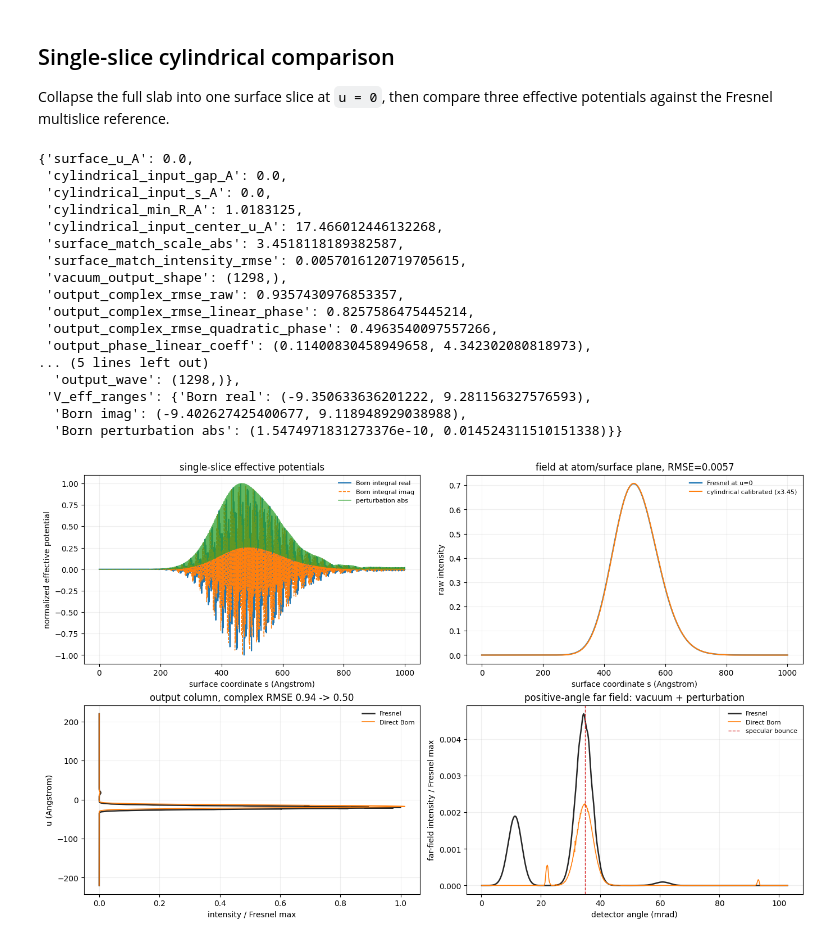
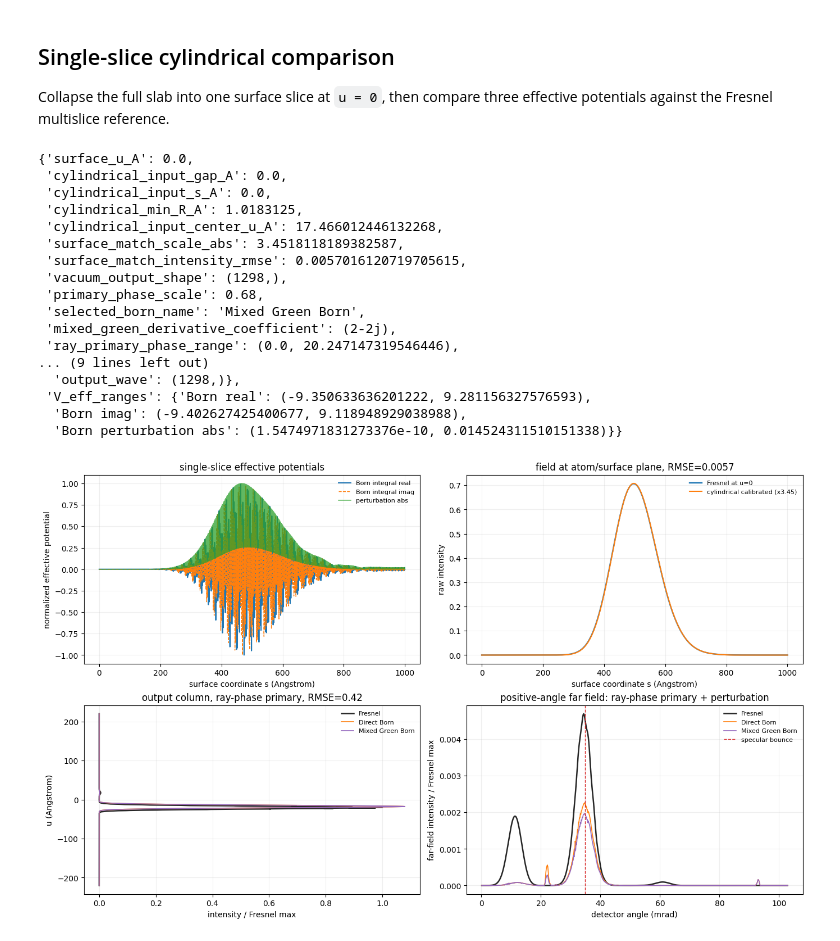
Before and after one commit to DavidLanders95/WideAnglePropagation, a Jupyter notebook: notebooks/sideview_glancing_incidence_example.ipynb, the cells around one changed output. Drawn from its saved outputs; the diff is of its cells as text; code cells hidden in the pictures.

```diff
--- a/notebooks/sideview_glancing_incidence_example.ipynb
+++ b/notebooks/sideview_glancing_incidence_example.ipynb
@@ -300,6 +300,32 @@ def line_to_line_cylindrical_propagate_masked_1d(
         kernel = kernel * obliquity
     kernel = jnp.where(R > min_distance_A, kernel, 0.0 + 0.0j)
     return kernel @ (source_wave * weights)
+
+
+def line_to_line_cylindrical_derivative_correction_1d(
+    source_wave,
+    source_line,
+    target_line,
+    energy,
+    min_distance_A,
+    *,
+    source_normal,
+):
+    source_points = source_line.points()
+    target_points = target_line.points()
+    delta = target_points[:, None, :] - source_points[None, :, :]
+    R = jnp.sqrt(jnp.sum(delta * delta, axis=-1))
+    weights = trapz_weights_1d(source_line.coords)
+    wavelength = energy2wavelength(energy)
+    k = 2.0 * jnp.pi / wavelength
+    R_safe = jnp.maximum(R, min_distance_A)
+    green = jnp.exp(1j * (k * R_safe - jnp.pi / 4.0)) / jnp.sqrt(R_safe)
+    ray_direction = delta / R_safe[..., None]
+    normal = jnp.asarray(source_normal)
+    upward_obliquity = jnp.maximum(jnp.sum(ray_direction * normal[None, None, :], axis=-1), 0.0)
+    derivative_kernel = -green * (1j * k - 0.5 / R_safe) * upward_obliquity / k
+    derivative_kernel = jnp.where(R > min_distance_A, derivative_kernel, 0.0 + 0.0j)
+    return derivative_kernel @ (source_wave * weights)
 
 
 cylindrical_input_gap_A = 0.0
@@ -403,8 +429,11 @@ for i_s, s_value in enumerate(slice_axis):
         right=0.0,
     ) * path_step
 ray_primary_phase = interaction_constant(energy) * jnp.asarray(ray_integrated_projected_potential)
-primary_phase_scale = 0.65
+primary_phase_scale = 0.68
 primary_phase_wave = vacuum_wave * jnp.exp(1j * primary_phase_scale * ray_primary_phase)
+
+mixed_green_derivative_coefficient = 2.0 - 2.0j
+selected_born_name = "Mixed Green Born"
 
 cylindrical_outputs = {}
 cylindrical_output_intensities = {}
@@ -426,6 +455,23 @@ for name, surface_perturbation in V_eff_by_name.items():
     cylindrical_output_intensities[name] = jnp.abs(output_wave) ** 2
     cylindrical_farfields[name] = farfield
 
+    derivative_correction = line_to_line_cylindrical_derivative_correction_1d(
+        surface_perturbation,
+        sample_line,
+        output_line,
+        energy,
+        cylindrical_min_R_A,
+        source_normal=jnp.array([1.0, 0.0]),
+    )
+    mixed_name = "Mixed Green Born"
+    mixed_scattered_output_wave = scattered_output_wave + mixed_green_derivative_coefficient * derivative_correction
+    mixed_output_wave = primary_phase_wave + mixed_scattered_output_wave
+    mixed_farfield = jnp.abs(jnp.fft.fftshift(jnp.fft.fft(mixed_output_wave))) ** 2
+    cylindrical_scattered_outputs[mixed_name] = mixed_scattered_output_wave
+    cylindrical_outputs[mixed_name] = mixed_output_wave
+    cylindrical_output_intensities[mixed_name] = jnp.abs(mixed_output_wave) ** 2
+    cylindrical_farfields[mixed_name] = mixed_farfield
+
 for array in [
     np.real(V_eff_born_complex),
     np.imag(V_eff_born_complex),
@@ -439,6 +485,7 @@ for array in [
     assert np.all(np.isfinite(array))
 for name in V_eff_by_name:
     assert V_eff_by_name[name].shape == (n_steps,)
+for name in cylindrical_outputs:
     assert cylindrical_outputs[name].shape == (n_u,)
     assert np.all(np.isfinite(np.asarray(cylindrical_scattered_outputs[name])))
     assert np.all(np.isfinite(np.asarray(cylindrical_outputs[name])))
@@ -447,7 +494,7 @@ assert np.any(positive_angle_mask)
 
 
 # Diagnose whether the remaining output mismatch is mostly a smooth phase error.
-born_output_wave = cylindrical_outputs["Direct Born"]
+born_output_wave = cylindrical_outputs[selected_born_name]
 output_phase_match_mask = jnp.abs(fresnel_wave) ** 2 > 1e-3 * jnp.max(jnp.abs(fresnel_wave) ** 2)
 output_phase_difference = np.unwrap(
     np.angle(np.asarray(born_output_wave[output_phase_match_mask] * jnp.conj(fresnel_wave[output_phase_match_mask])))
@@ -491,6 +538,8 @@ output_complex_rmse_quadratic_phase = relative_complex_rmse(
     "surface_match_intensity_rmse": float(surface_match_intensity_rmse),
     "vacuum_output_shape": vacuum_wave.shape,
     "primary_phase_scale": primary_phase_scale,
+    "selected_born_name": selected_born_name,
+    "mixed_green_derivative_coefficient": mixed_green_derivative_coefficient,
     "ray_primary_phase_range": (float(jnp.min(ray_primary_phase)), float(jnp.max(ray_primary_phase))),
     "output_complex_rmse_raw": float(output_complex_rmse_raw),
     "output_complex_rmse_linear_phase": float(output_complex_rmse_linear_phase),
@@ -517,11 +566,11 @@ output_complex_rmse_quadratic_phase = relative_complex_rmse(
  'surface_match_scale_abs': 3.4518118189382587,
  'surface_match_intensity_rmse': 0.0057016120719705615,
  'vacuum_output_shape': (1298,),
- 'output_complex_rmse_raw': 0.9357430976853357,
- 'output_complex_rmse_linear_phase': 0.8257586475445214,
- 'output_complex_rmse_quadratic_phase': 0.4963540097557266,
- 'output_phase_linear_coeff': (0.11400830458949658, 4.342302080818973),
-... (5 lines left out)
+ 'primary_phase_scale': 0.68,
+ 'selected_born_name': 'Mixed Green Born',
+ 'mixed_green_derivative_coefficient': (2-2j),
+ 'ray_primary_phase_range': (0.0, 20.247147319546446),
+... (9 lines left out)
   'output_wave': (1298,)},
  'V_eff_ranges': {'Born real': (-9.350633636201222, 9.281156327576593),
   'Born imag': (-9.402627425400677, 9.118948929038988),
@@ -569,6 +618,7 @@ fresnel_output_intensity = normalize_to_reference(fresnel_output_raw, fresnel_ou
 ax_output.plot(fresnel_output_intensity, np.asarray(u), color="0.15", lw=1.8, label="Fresnel")
 colors = {
     "Direct Born": "tab:orange",
+    "Mixed Green Born": "tab:purple",
 }
 for name, intensity_values in cylindrical_output_intensities.items():
     ax_output.plot(
@@ -586,31 +636,31 @@ ax_output.set_title(
 ax_output.grid(alpha=0.2)
 ax_output.legend(fontsize=8, frameon=False)
 
 fresnel_farfield_raw = np.asarray(full_exit_farfield)
 fresnel_farfield_plot = normalize_to_reference(fresnel_farfield_raw, fresnel_farfield_raw)
 ax_far.plot(
     detector_angle_mrad[positive_angle_mask],
     fresnel_farfield_plot[positive_angle_mask],
     color="0.15",
     lw=1.8,
     label="Fresnel",
 )
 for name, farfield_values in cylindrical_farfields.items():
     farfield_plot = normalize_to_reference(farfield_values, fresnel_farfield_raw)
     ax_far.plot(
         detector_angle_mrad[positive_angle_mask],
         farfield_plot[positive_angle_mask],
         lw=1.2,
         color=colors[name],
         label=name,
     )
 ax_far.axvline(bounced_angle_mrad, color="tab:red", lw=1.0, ls="--", label="specular bounce")
 ax_far.set_xlabel("detector angle (mrad)")
 ax_far.set_ylabel("far-field intensity / Fresnel max")
 ax_far.set_title("positive-angle far field: ray-phase primary + perturbation")
 ax_far.grid(alpha=0.2)
 ax_far.legend(fontsize=8, frameon=False)
 
 plt.show()
 # %% [output]
-[figure, old version]
+[figure, new version]
```
Also changed, not shown: parts of 12 cells of this notebook, 10 other files.
